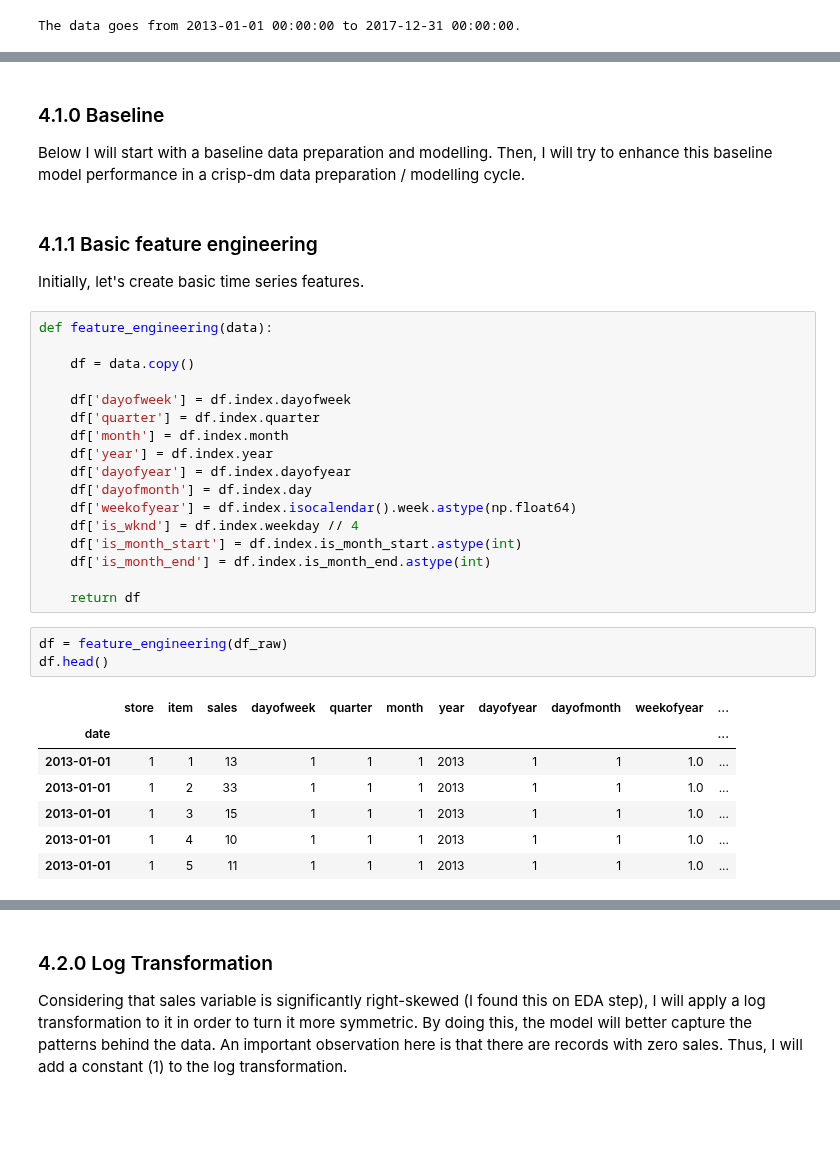
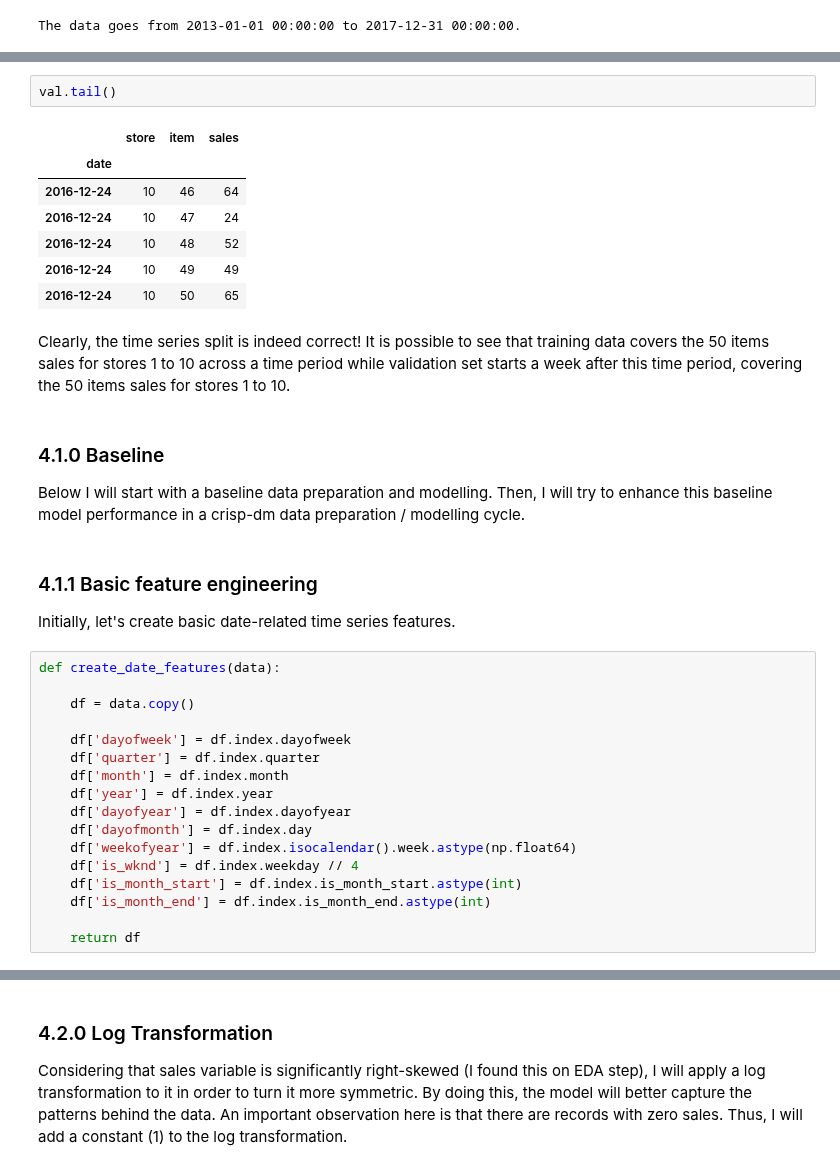
Before and after one commit to allmeidaapedro/Store-Item-Demand-Forecasting, a Jupyter notebook: notebooks/modelling.ipynb, the cells around one changed output, grey strips where cells are left out. Cells and saved outputs as stored; diff of their text form; blank space fills up the shorter version.

```diff
--- a/notebooks/modelling.ipynb
+++ b/notebooks/modelling.ipynb
@@ -94,11 +220,23 @@ def time_series_split(data, target, cutoff_date):
+# %%
+val.tail()
+# %% [output]
+|  | store | item | sales |
+| date |  |  |  |
+| 2016-12-24 | 10 | 46 | 64 |
+| 2016-12-24 | 10 | 47 | 24 |
+| 2016-12-24 | 10 | 48 | 52 |
+| 2016-12-24 | 10 | 49 | 49 |
+| 2016-12-24 | 10 | 50 | 65 |
+# %% [markdown]
+Clearly, the time series split is indeed correct! It is possible to see that training data covers the 50 items sales for stores 1 to 10 across a time period while validation set starts a week after this time period, covering the 50 items sales for stores 1 to 10.
 # %% [markdown]
 ### 4.1.0 Baseline
 Below I will start with a baseline data preparation and modelling. Then, I will try to enhance this baseline model performance in a crisp-dm data preparation / modelling cycle.
 # %% [markdown]
 ### 4.1.1 Basic feature engineering
-Initially, let's create basic time series features.
+Initially, let's create basic date-related time series features.
 # %%
-def feature_engineering(data):
+def create_date_features(data):
 
     df = data.copy()
 
@@ -114,14 +252,3 @@ def feature_engineering(data):
     df['is_month_end'] = df.index.is_month_end.astype(int)
 
     return df
-# %%
-df = feature_engineering(df_raw)
-df.head()
-# %% [output]
-|  | store | item | sales | dayofweek | quarter | month | year | dayofyear | dayofmonth | weekofyear | ... |
-| date |  |  |  |  |  |  |  |  |  |  | ... |
-| 2013-01-01 | 1 | 1 | 13 | 1 | 1 | 1 | 2013 | 1 | 1 | 1.0 | ... |
-| 2013-01-01 | 1 | 2 | 33 | 1 | 1 | 1 | 2013 | 1 | 1 | 1.0 | ... |
-| 2013-01-01 | 1 | 3 | 15 | 1 | 1 | 1 | 2013 | 1 | 1 | 1.0 | ... |
-| 2013-01-01 | 1 | 4 | 10 | 1 | 1 | 1 | 2013 | 1 | 1 | 1.0 | ... |
-| 2013-01-01 | 1 | 5 | 11 | 1 | 1 | 1 | 2013 | 1 | 1 | 1.0 | ... |
```
Also changed, not shown: parts of 32 cells of this notebook, 1 other file.
